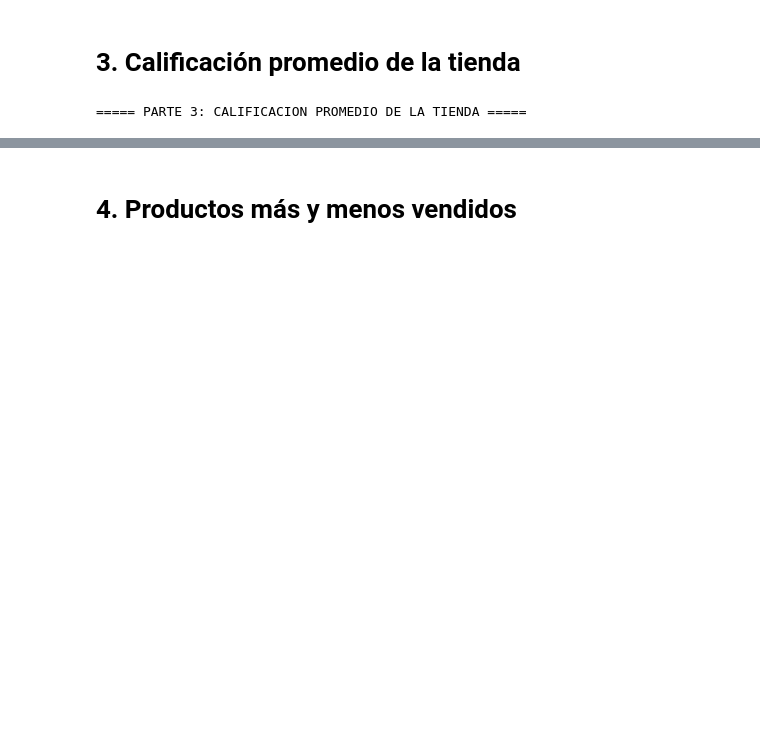
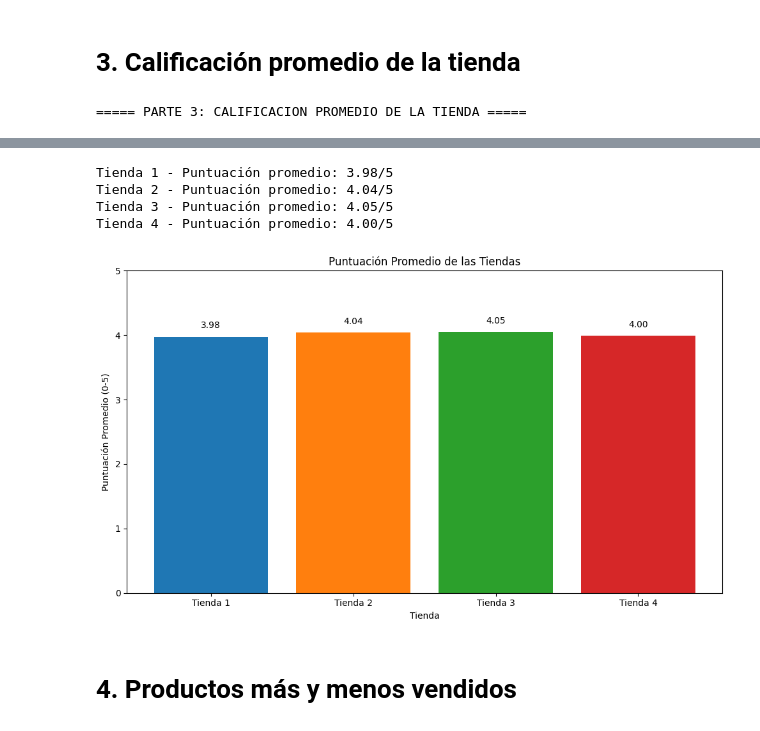
Before and after one commit to Miky-Bareiro/challenge1-data-science-latam, a Jupyter notebook: AluraStoreLatam.ipynb, the cells around one changed output, grey strips where cells are left out. Cells and saved outputs as stored; diff of their text form; code cells hidden in the pictures; blank space fills up the shorter version.

```diff
--- a/AluraStoreLatam.ipynb
+++ b/AluraStoreLatam.ipynb
@@ -314,2 +270,47 @@ IndentationError: unexpected indent (<ipython-input-51-56df8ced92df>, line 2)
+# %%
+# Calcular puntuación promedio para cada tienda
+puntuaciones = []
+
+for i, tienda in enumerate(tiendas, 1):
+    try:
+        col_opinion = mapeo_columnas[f'tienda{i}']['opinion']
+
+        if col_opinion:
+            # Convertir a numérico
+            opinion = pd.to_numeric(tienda[col_opinion], errors='coerce')
+            promedio = opinion.mean()
+            puntuaciones.append(promedio)
+            print(f"Tienda {i} - Puntuación promedio: {promedio:.2f}/5")
+        else:
+            print(f"Tienda {i} - No se puede calcular la puntuación por falta de columna de opinión")
+            puntuaciones.append(0)
+    except Exception as e:
+        print(f"Error al calcular puntuación de tienda {i}: {e}")
+        puntuaciones.append(0)
+
+# Gráfico de puntuaciones
+plt.figure(figsize=(10, 6))
+bars = plt.bar(range(1, 5), puntuaciones, color=['#1f77b4', '#ff7f0e', '#2ca02c', '#d62728'])
+plt.xlabel('Tienda')
+plt.ylabel('Puntuación Promedio (0-5)')
+plt.title('Puntuación Promedio de las Tiendas')
+plt.xticks(range(1, 5), [f'Tienda {i}' for i in range(1, 5)])
+plt.ylim(0, 5)  # Rango de 0 a 5 estrellas
+
+# Añadir valores en las barras
+for bar in bars:
+    height = bar.get_height()
+    plt.text(bar.get_x() + bar.get_width()/2., height + 0.1,
+             f'{height:.2f}', ha='center', va='bottom')
+
+plt.tight_layout()
+plt.savefig('puntuaciones_tiendas.png')
+plt.show()
+# %% [output]
+Tienda 1 - Puntuación promedio: 3.98/5
+Tienda 2 - Puntuación promedio: 4.04/5
+Tienda 3 - Puntuación promedio: 4.05/5
+Tienda 4 - Puntuación promedio: 4.00/5
+[figure, added]
 # %% [markdown]
 # 4. Productos más y menos vendidos
```
Also changed, not shown: parts of 26 cells of this notebook.
